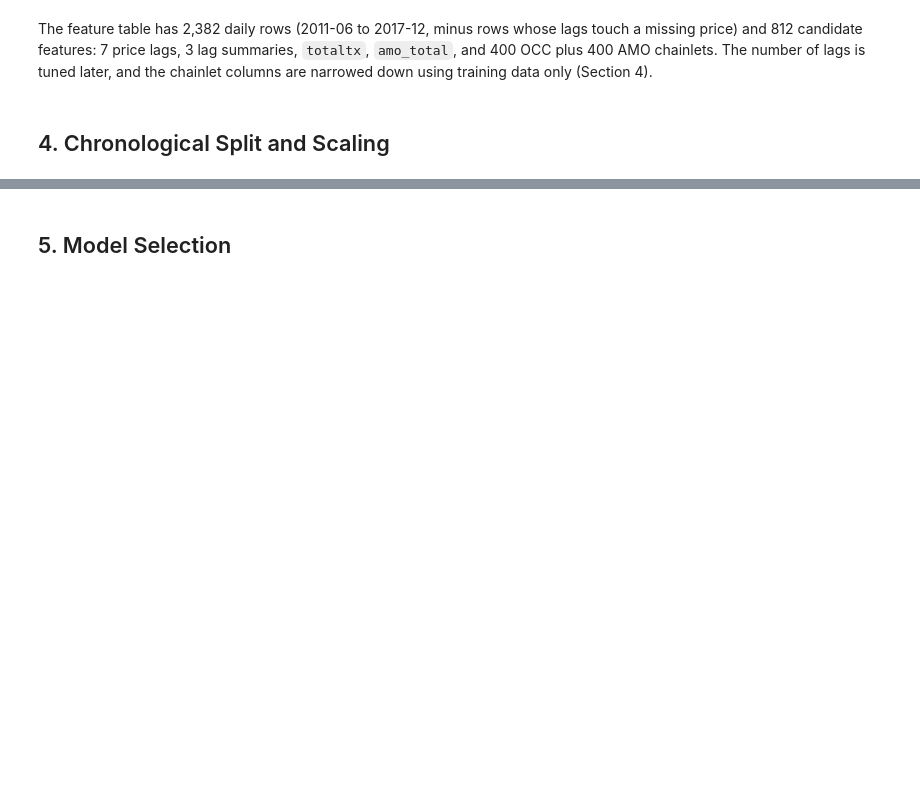
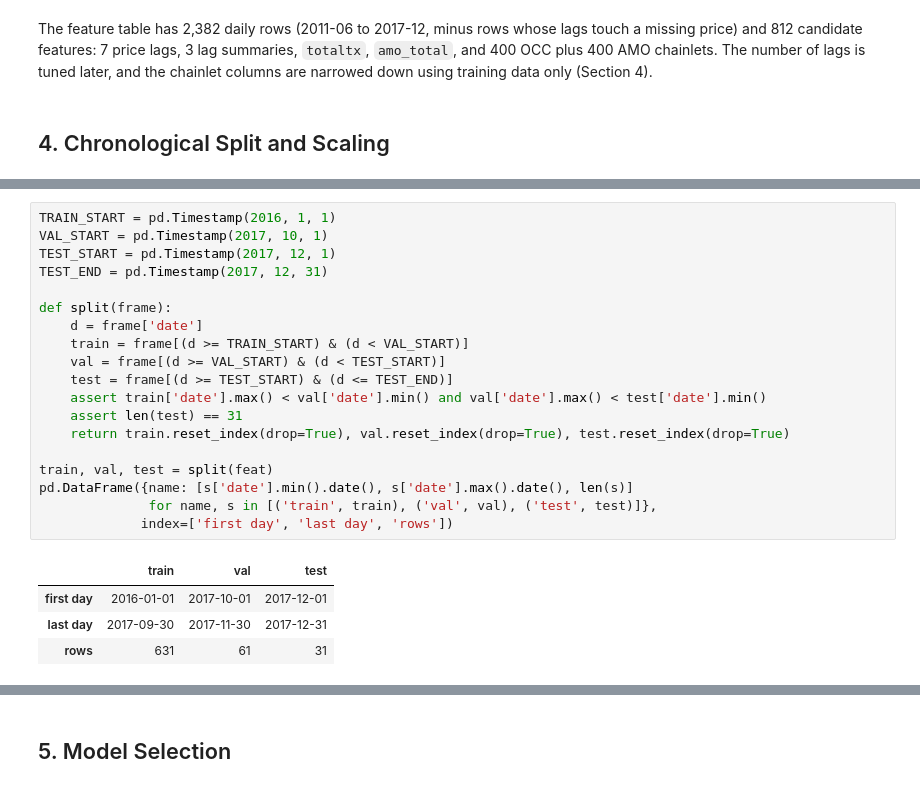
Before and after one commit to hubertantoniewicz/Bitcoin_Price_Prediction_xAI, a Jupyter notebook: BTC_Prediction_xAI_hu827797.ipynb, the cells around one changed output, grey strips where cells are left out. Drawn from its saved outputs; the diff is of its cells as text; blank space fills up the shorter version.

```diff
--- a/BTC_Prediction_xAI_hu827797.ipynb
+++ b/BTC_Prediction_xAI_hu827797.ipynb
@@ -239,0 +251,24 @@ The feature table has 2,382 daily rows (2011-06 to 2017-12, minus rows whose lag
+# %%
+TRAIN_START = pd.Timestamp(2016, 1, 1)
+VAL_START = pd.Timestamp(2017, 10, 1)
+TEST_START = pd.Timestamp(2017, 12, 1)
+TEST_END = pd.Timestamp(2017, 12, 31)
+
+def split(frame):
+    d = frame['date']
+    train = frame[(d >= TRAIN_START) & (d < VAL_START)]
+    val = frame[(d >= VAL_START) & (d < TEST_START)]
+    test = frame[(d >= TEST_START) & (d <= TEST_END)]
+    assert train['date'].max() < val['date'].min() and val['date'].max() < test['date'].min()
+    assert len(test) == 31
+    return train.reset_index(drop=True), val.reset_index(drop=True), test.reset_index(drop=True)
+
+train, val, test = split(feat)
+pd.DataFrame({name: [s['date'].min().date(), s['date'].max().date(), len(s)]
+              for name, s in [('train', train), ('val', val), ('test', test)]},
+             index=['first day', 'last day', 'rows'])
+# %% [output]
+|  | train | val | test |
+| first day | 2016-01-01 | 2017-10-01 | 2017-12-01 |
+| last day | 2017-09-30 | 2017-11-30 | 2017-12-31 |
+| rows | 631 | 61 | 31 |
```
Also changed, not shown: parts of 8 cells of this notebook.
